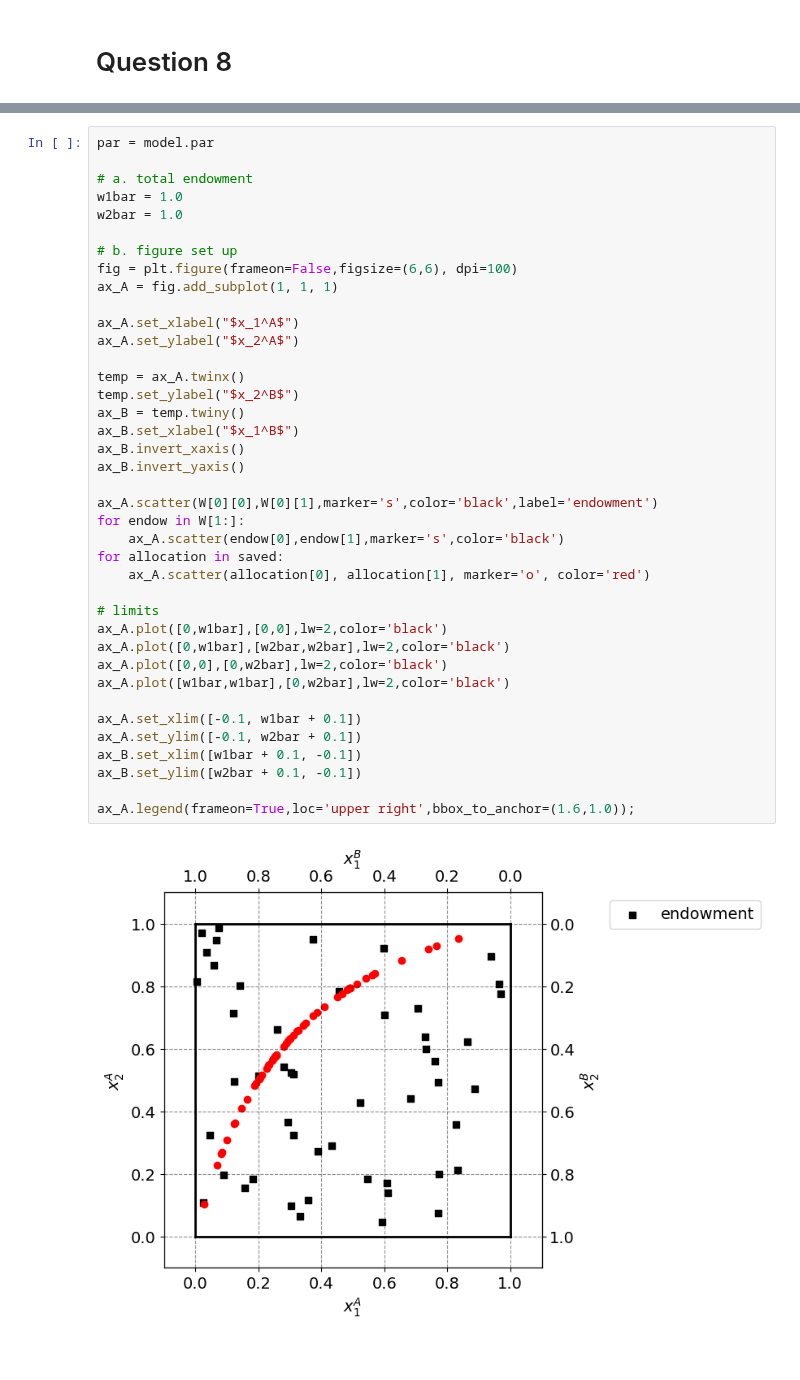
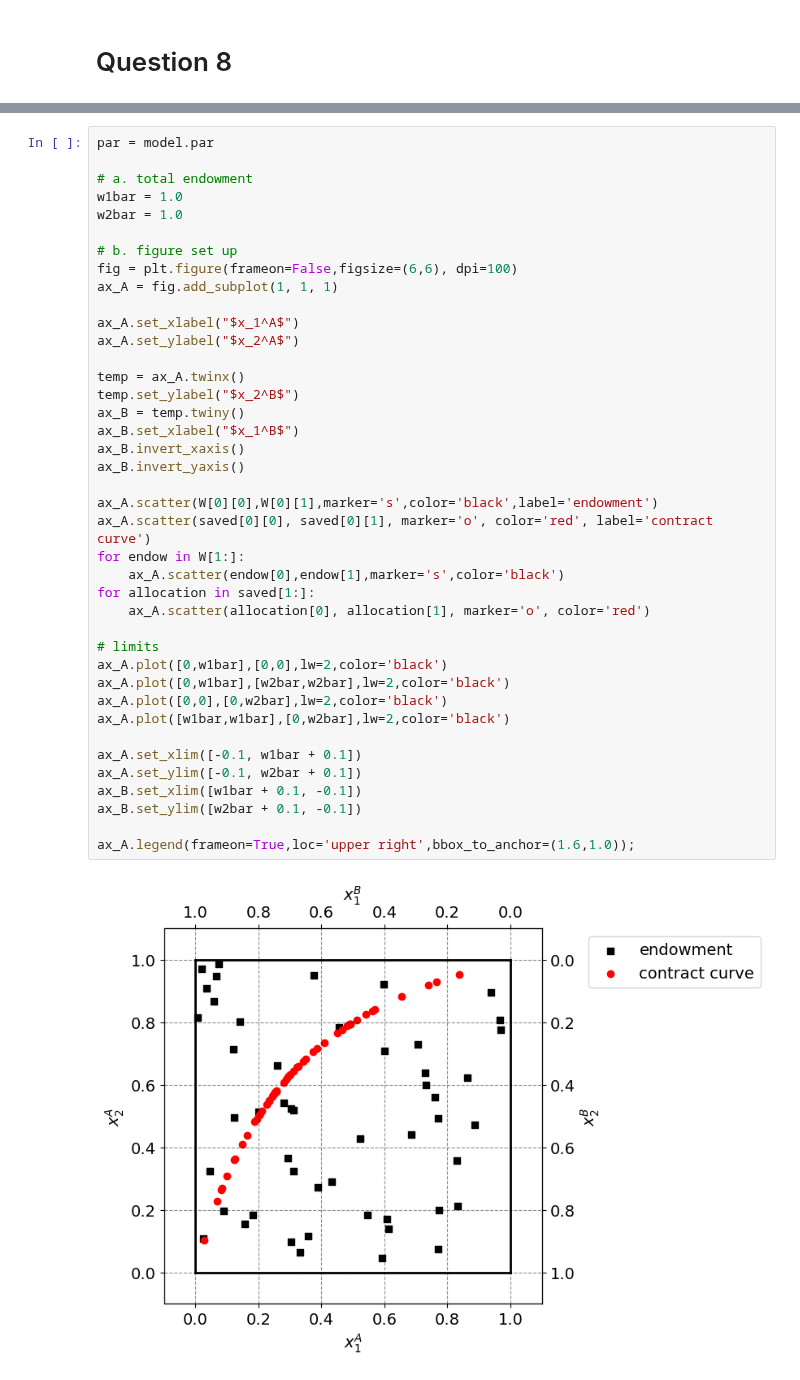
Before and after one commit to NumEconCopenhagen/projects-2024-codeonomics-crew, a Jupyter notebook: inauguralproject/inauguralproject.ipynb, the cells around one changed output, grey strips where cells are left out. Drawn from its saved outputs; the diff is of its cells as text.

Commit message:
figure_for_6_and_descriptions

```diff
--- a/inauguralproject/inauguralproject.ipynb
+++ b/inauguralproject/inauguralproject.ipynb
@@ -719,32 +787,33 @@ fig = plt.figure(frameon=False,figsize=(6,6), dpi=100)
 ax_A = fig.add_subplot(1, 1, 1)
 
 ax_A.set_xlabel("$x_1^A$")
 ax_A.set_ylabel("$x_2^A$")
 
 temp = ax_A.twinx()
 temp.set_ylabel("$x_2^B$")
 ax_B = temp.twiny()
 ax_B.set_xlabel("$x_1^B$")
 ax_B.invert_xaxis()
 ax_B.invert_yaxis()
 
 ax_A.scatter(W[0][0],W[0][1],marker='s',color='black',label='endowment')
+ax_A.scatter(saved[0][0], saved[0][1], marker='o', color='red', label='contract curve')
 for endow in W[1:]:
     ax_A.scatter(endow[0],endow[1],marker='s',color='black')
-for allocation in saved:
+for allocation in saved[1:]:
     ax_A.scatter(allocation[0], allocation[1], marker='o', color='red')
 
 # limits
 ax_A.plot([0,w1bar],[0,0],lw=2,color='black')
 ax_A.plot([0,w1bar],[w2bar,w2bar],lw=2,color='black')
 ax_A.plot([0,0],[0,w2bar],lw=2,color='black')
 ax_A.plot([w1bar,w1bar],[0,w2bar],lw=2,color='black')
 
 ax_A.set_xlim([-0.1, w1bar + 0.1])
 ax_A.set_ylim([-0.1, w2bar + 0.1])
 ax_B.set_xlim([w1bar + 0.1, -0.1])
 ax_B.set_ylim([w2bar + 0.1, -0.1])
 
 ax_A.legend(frameon=True,loc='upper right',bbox_to_anchor=(1.6,1.0));
 # %% [output]
-[figure, old version]
+[figure, new version]
```
Also changed, not shown: parts of 14 cells of this notebook.
